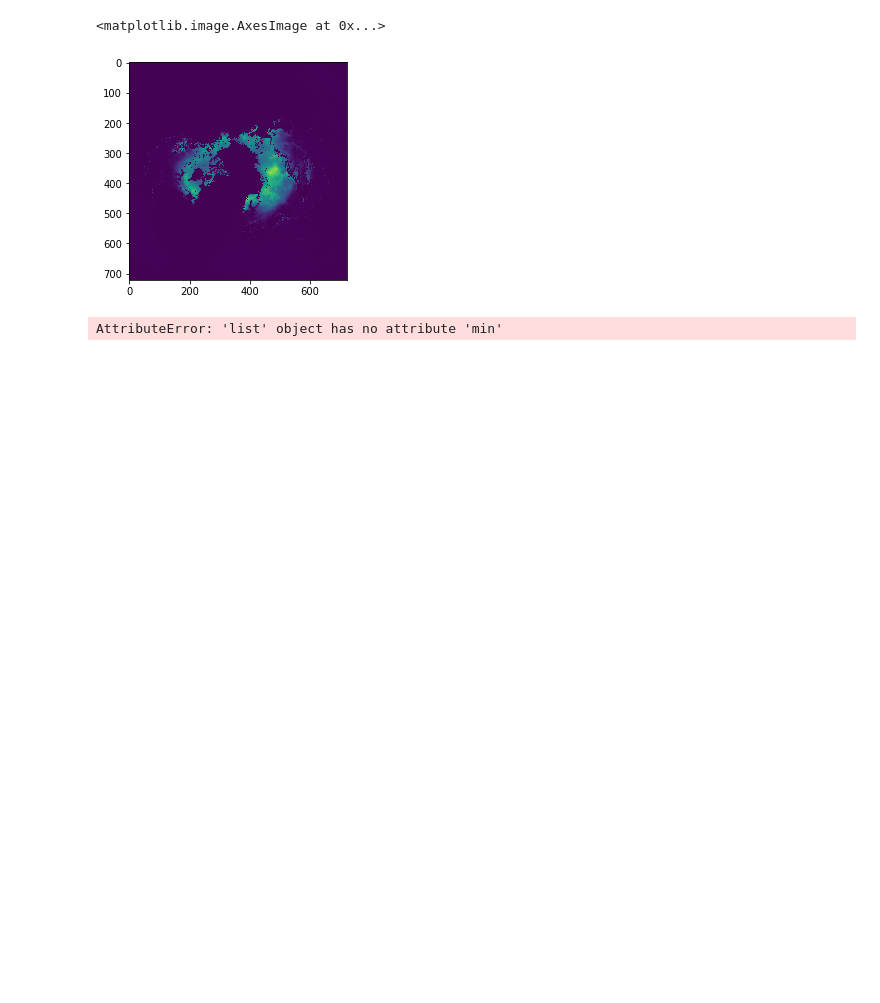
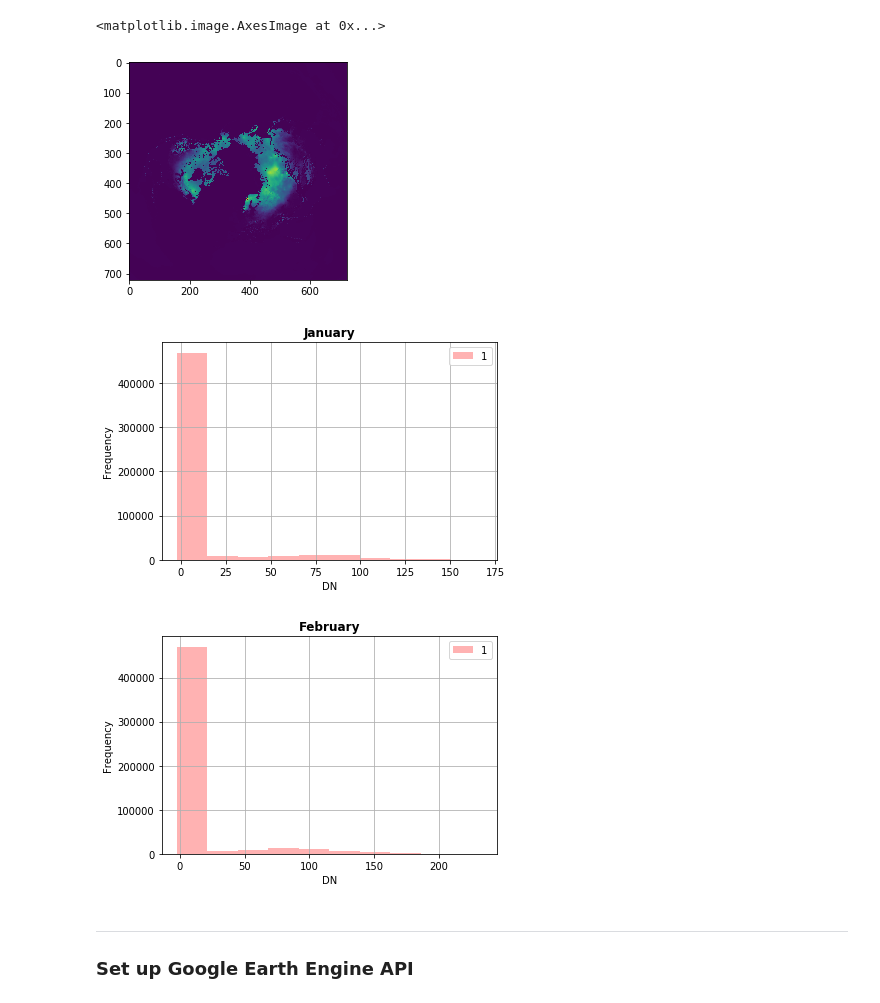
Before and after one commit to victorialy/globalsnowmaps, a Jupyter notebook: notebooks/Results.ipynb, the cells around one changed output. Saved outputs shown, nothing was run; the diff lists cells and outputs as text; code cells hidden in the pictures; blank space fills up the shorter version.

```diff
--- a/notebooks/Results.ipynb
+++ b/notebooks/Results.ipynb
@@ -50,7 +50,11 @@ pyplot.imshow(src2.read(1), cmap='viridis')
 [figure]
 # %%
 from rasterio.plot import show_hist
-show_hist(src, bins=10, lw=0.0, stacked=False, alpha=0.3, histtype='stepfilled', title="Histogram" )
-show_hist(src2, bins=10, lw=0.0, stacked=False, alpha=0.3, histtype='stepfilled', title="Histo")
+show_hist(src, bins=10, lw=0.0, stacked=False, alpha=0.3, histtype='stepfilled', title="January" )
+show_hist(src2, bins=10, lw=0.0, stacked=False, alpha=0.3, histtype='stepfilled', title="February")
 # %% [output]
-AttributeError: 'list' object has no attribute 'min'
+[figure, added]
+[figure, added]
+# %% [markdown]
+***
+### Set up Google Earth Engine API
```
Also changed, not shown: parts of 9 cells of this notebook, 30 other files.
